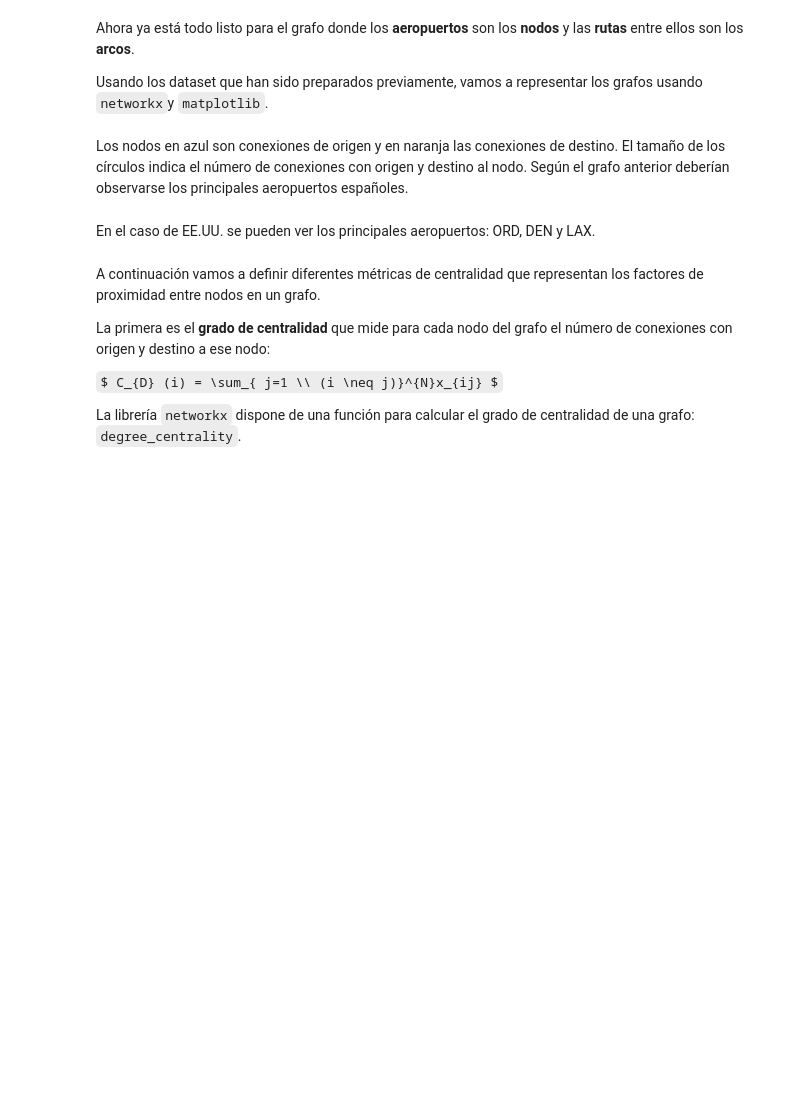
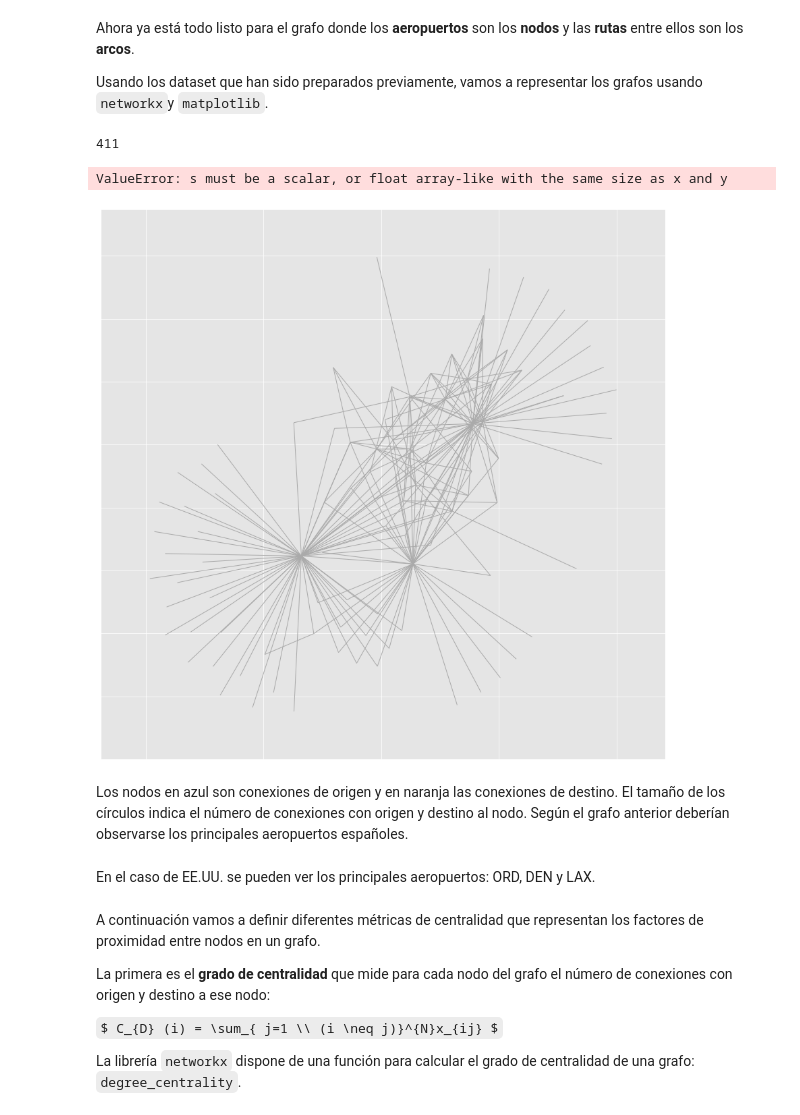
Before and after one commit to pfreezv/UOC, a Jupyter notebook: Tipología y fuentes de datos/pec 4/entrega/TyFdDd_PEC4_alan_coila_bustinza.ipynb, the cells around one changed output. Drawn from its saved outputs; the diff is of its cells as text; code cells hidden in the pictures; some formulas as TeX source; blank space fills up the shorter version.

```diff
--- a/Tipología y fuentes de datos/pec 4/entrega/TyFdDd_PEC4_alan_coila_bustinza.ipynb
+++ b/Tipología y fuentes de datos/pec 4/entrega/TyFdDd_PEC4_alan_coila_bustinza.ipynb
@@ -985,10 +1025,15 @@ routes_df['flights'] =  # TODO
+# %%
+# routes_df.loc[routes_df['arrival_airport_iata']==airport_us_in]
+routes_df['us_in'] = (routes_df['departure_airport_iata'].isin(airport_us_in)) | (routes_df['arrival_airport_iata'].isin(airport_us_in))
+
+routes_df['es_in'] = (routes_df['departure_airport_iata'].isin(airport_es_in)) | (routes_df['arrival_airport_iata'].isin(airport_es_in))
 # %% [markdown]
 Para realizar el análisis hay que filtrar las rutas con origen y destino EE.UU. y con origen y destino España.
 # %%
 # TODO: Filtrar rutas con origen y destino USA
-routes_us_f =
+routes_us_f = routes_df.loc[routes_df['us_in']==True]
 
 # TODO: Filtrar rutas con origen y destino España
-routes_es_f =
+routes_es_f = routes_df.loc[routes_df['es_in']==True]
 # %%
 routes_es_f.head(5)
@@ -997,8 +1049,8 @@ Hay que contar el número de rutas entre dos aeropuertos:
 # %%
 #TODO: Contar las rutas entre 2 aeropuertos
 
-routes_us_g = # TODO
+routes_us_g = routes_us_f.groupby(["departure_airport_iata", "arrival_airport_iata"])["flights"].sum().reset_index()
 
-routes_es_g = # TODO
+routes_es_g = routes_es_f.groupby(["departure_airport_iata", "arrival_airport_iata"])["flights"].sum().reset_index()
 
-routes_es_g.head(5)
+routes_us_g
@@ -1006,7 +1072,7 @@ routes_es_g.head(5)
 Como se puede ver existen bastantes rutas así que hay que realizar un filtro de los aeropuertos que tengan más de 5 conexiones para el caso de EE.UU. y 3 conexiones para el caso de España.
 # %%
 #TODO Filtrar las rutas que tengan más de 5 conexiones USA
-routes_us_g =
+routes_us_g = routes_us_g.loc[routes_us_g['flights']>5]
 #TODO Filtrar las rutas que tengan más de 3 conexiones ESP
-routes_es_g =
-routes_es_g.head(5)
+routes_es_g = routes_es_g.loc[routes_es_g['flights']>3]
+routes_us_g.head(5)
@@ -1014,6 +1087,11 @@ routes_es_g.head(5)
 Ahora ya está todo listo para el grafo donde los **aeropuertos** son los **nodos** y las **rutas** entre ellos son los **arcos**.
 
 Usando los dataset que han sido preparados previamente, vamos a representar los grafos usando `networkx`y `matplotlib`.
+# %%
+len(routes_es_g['arrival_airport_iata'].to_numpy())
+len(routes_es_g['departure_airport_iata'].to_numpy())
+# %% [output]
+411
 # %%
 import networkx as nx
 
@@ -1022,35 +1100,38 @@ def draw_graph(data):
 
   g = nx.from_pandas_edgelist(data,
                               source='departure_airport_iata',
                               target='arrival_airport_iata')
 
   layout = nx.spring_layout(g, iterations=50)
 
   nx.draw_networkx_edges(g, layout, edge_color='#AAAAAA')
 
   # TODO: obtener un array de nodos de aeropuertos de destino
-  dest = [ ] # node in g.nodes()
+  dest = routes_es_g['arrival_airport_iata'].to_numpy() # node in g.nodes()
 
   size = [g.degree(node) * 240 for node in g.nodes() if node in data.arrival_airport_iata.unique()]
   nx.draw_networkx_nodes(g, layout, nodelist=dest, node_size=size, node_color='lightblue')
 
   # TODO: obtener un array de nodos de aeropuertos de origen
-  orig = [ ] # node in g.nodes()
+  orig = routes_es_g['departure_airport_iata'].to_numpy()# node in g.nodes()
 
   nx.draw_networkx_nodes(g, layout, nodelist=orig, node_size=300, node_color='#AAAAAA')
   high_degree_orig = [node for node in g.nodes() if node in data.departure_airport_iata.unique() and g.degree(node) > 1]
 
   nx.draw_networkx_nodes(g, layout, nodelist=high_degree_orig, node_size=300, node_color='#fc8d62')
 
   orig_dict = dict(zip(orig, orig))
   nx.draw_networkx_labels(g, layout, labels=orig_dict)
 
   plt.axis('off')
   plt.title("Connections")
   plt.show()
 
 
 draw_graph(routes_es_g)
+# %% [output]
+ValueError: s must be a scalar, or float array-like with the same size as x and y
+[figure, added]
 # %% [markdown]
 Los nodos en azul son conexiones de origen y en naranja las conexiones de destino. El tamaño de los círculos indica el número de conexiones con origen y destino al nodo. Según el grafo anterior deberían observarse los principales aeropuertos españoles.
 # %%
```
Also changed, not shown: parts of 15 cells of this notebook, 1 other file.
